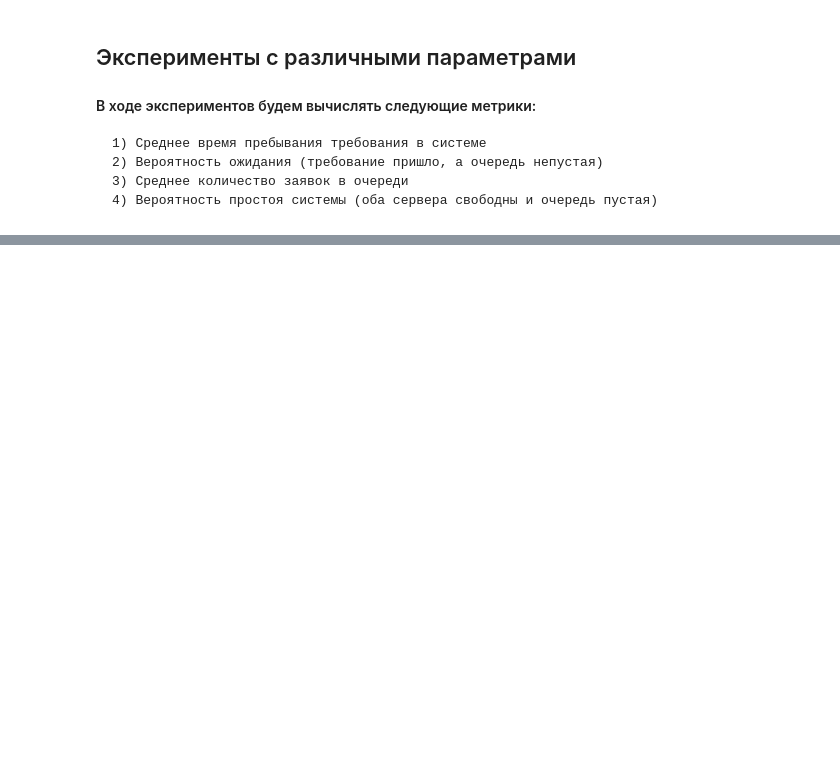
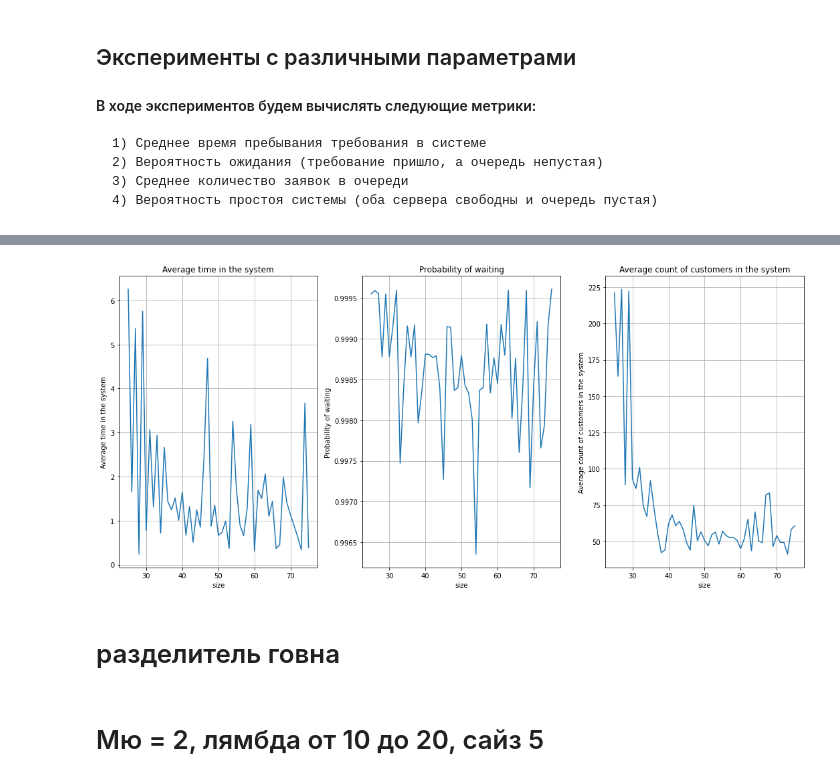
Before and after one commit to LevBugrov/test_stohasika_proj, a Jupyter notebook: graphica.ipynb, the cells around one changed output, grey strips where cells are left out. Cells and saved outputs as stored; diff of their text form; code cells hidden in the pictures; blank space fills up the shorter version.

```diff
--- a/graphica.ipynb
+++ b/graphica.ipynb
@@ -74,0 +126,24 @@ y
+# %%
+y = []
+x = [i for i in range(25, 76)]
+for i in x:
+    metrics_now = count_metrics(size_metrics=i, u_metrics=2, lam_metrics = 50)
+    y.append([list(metrics_now['Average time in the system'])[-1], list(metrics_now['Probability of waiting'])[-1],
+    list(metrics_now['Average count of customers in the system'])[-1], list(metrics_now['------------------'])[-1]])
+# %%
+titles = ['Average time in the system', 'Probability of waiting', 'Average count of customers in the system', '------------------']
+plt.figure(figsize=(15,7))
+for j in range(3):
+    plt.subplot(1, 3, j+1)
+    plt.title(titles[j])
+    plt.xlabel('size')
+    plt.ylabel(titles[j])
+    plt.tight_layout()
+    plt.grid()
+    plt.plot(x, [i[j] for i in y])
+# %% [output]
+[figure, added]
+# %% [markdown]
+# разделитель говна
+# %% [markdown]
+# Мю = 2, лямбда от 10 до 20, сайз 5
```
Also changed, not shown: parts of 19 cells of this notebook.
